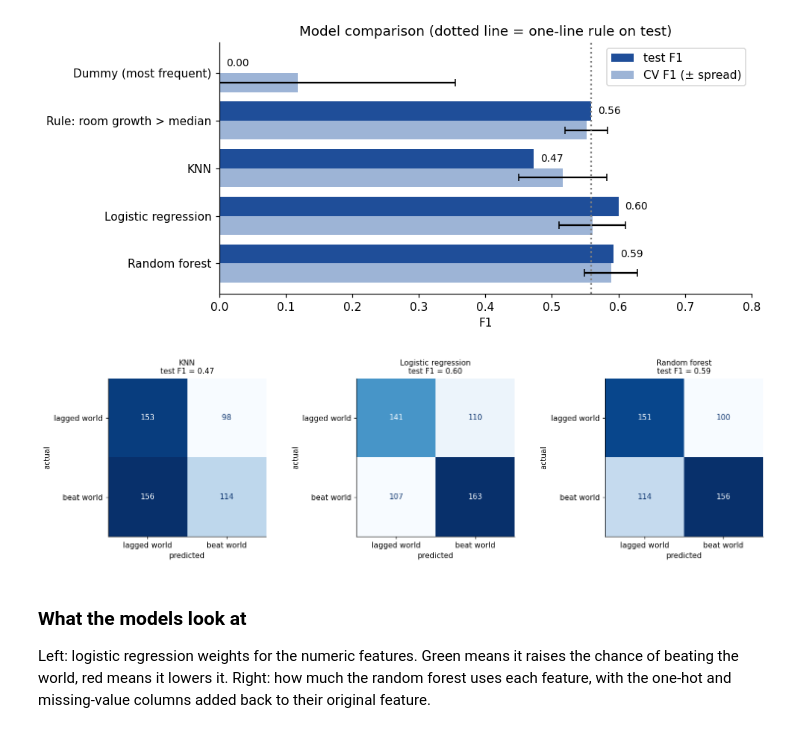
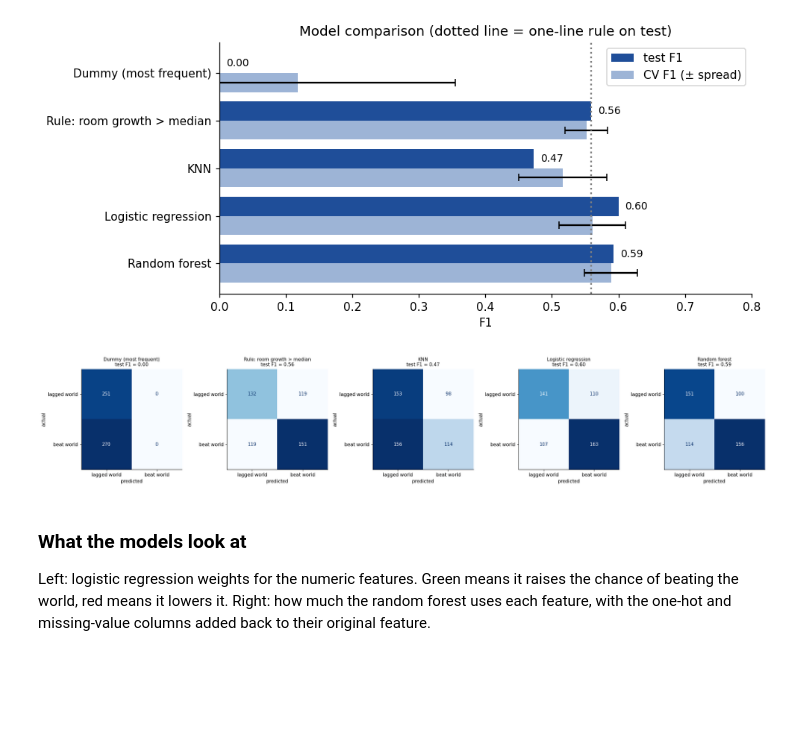
Before and after one commit to nemoyrolls/ai4g-portfolio-majedalsakkaf, a Jupyter notebook: Term 1/Week 5/hackathon/tourism_investment_models.ipynb, the cells around one changed output. Cells and saved outputs as stored; diff of their text form; code cells hidden in the pictures; blank space fills up the shorter version.

```diff
--- a/Term 1/Week 5/hackathon/tourism_investment_models.ipynb
+++ b/Term 1/Week 5/hackathon/tourism_investment_models.ipynb
@@ -717,16 +717,16 @@ plt.show()
 # %% [output]
 [figure]
 # %%
-fig, axes = plt.subplots(1, 3, figsize=(14, 4))
-for ax, name in zip(axes, ["KNN", "Logistic regression", "Random forest"]):
+fig, axes = plt.subplots(1, 5, figsize=(22, 4))
+for ax, name in zip(axes, models):
     ConfusionMatrixDisplay(confusion_matrix(y_test, predictions[name], labels=[0, 1]),
                            display_labels=["lagged world", "beat world"]).plot(ax=ax, colorbar=False, cmap="Blues")
     ax.set_title(f"{name}\ntest F1 = {comparison.loc[name, 'test F1']:.2f}", fontsize=10)
     ax.set_xlabel("predicted"); ax.set_ylabel("actual")
 plt.tight_layout()
 plt.show()
 # %% [output]
-[figure, old version]
+[figure, new version]
 # %% [markdown]
 ### What the models look at
 
```
Also changed, not shown: parts of 20 cells of this notebook.
